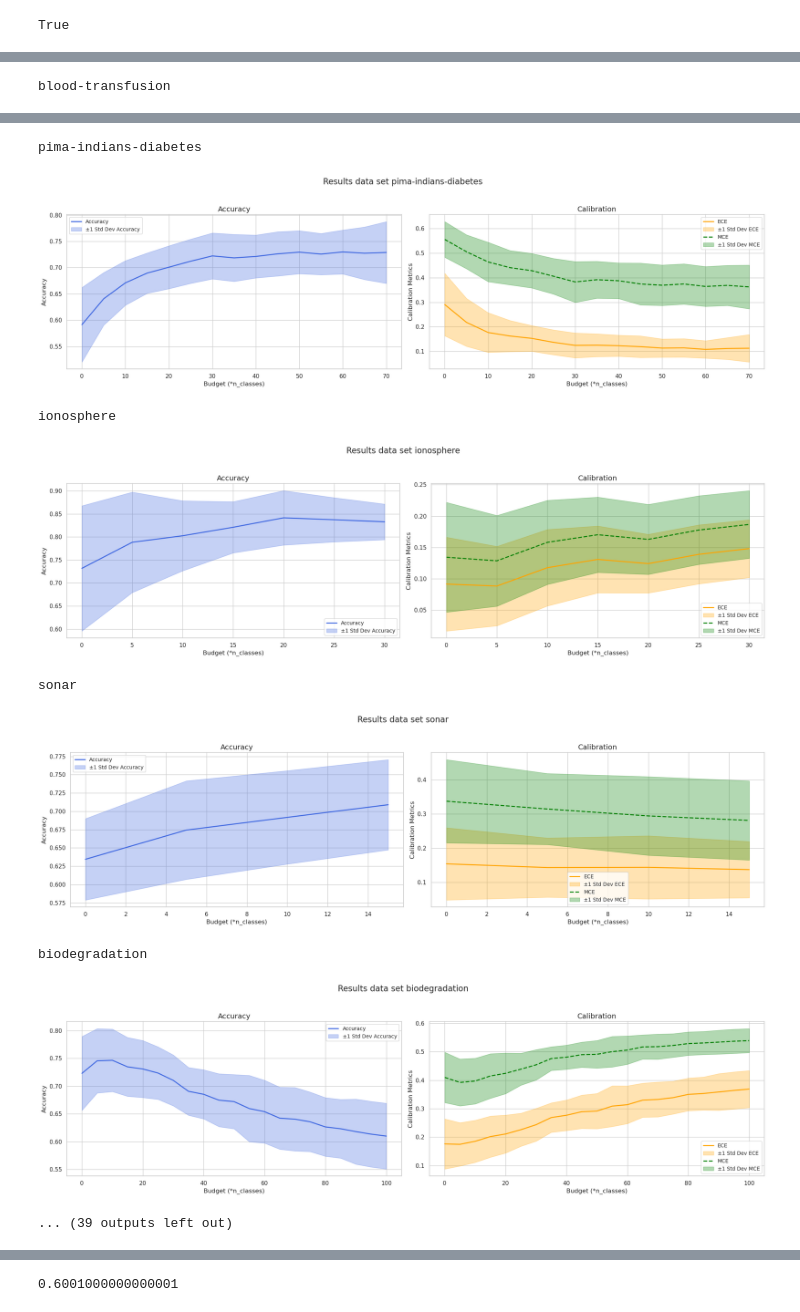
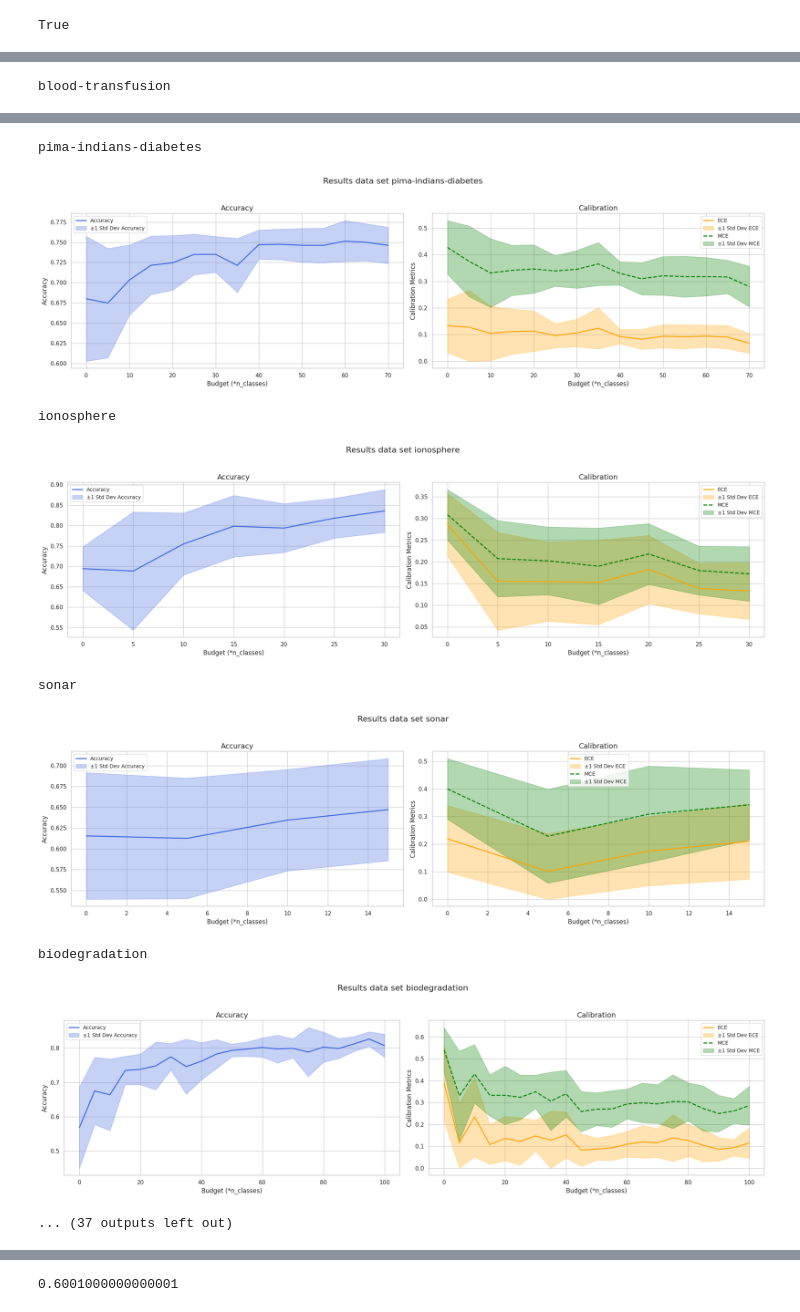
Before and after one commit to ploehnnico/multi_annotator_al, a Jupyter notebook: single-annotator.ipynb, the cells around one changed output, grey strips where cells are left out. Cells and saved outputs as stored; diff of their text form; code cells hidden in the pictures.

```diff
--- a/single-annotator.ipynb
+++ b/single-annotator.ipynb
@@ -149,7 +152,7 @@ def run_experiment(data_set_name, seed, classifier, nbudget=5, query_strategy=ma
 	n_classes = len(np.unique(y_test))
 	budget = nbudget * n_classes
 
-	if classifier.func == PWC:
+	if isinstance(classifier, partial) and classifier.func == PWC:
 		classifier = classifier(n_classes=n_classes)
 	else:
 		classifier = classifier()
@@ -189,7 +192,10 @@ partial(PWC, metric='rbf').func == PWC
 # %% [output]
 True
+# %%
+res = run_experiment(classifier=partial(PWC, metric='rbf'), nbudget=5, query_strategy=margin_qs, data_set_name='glass', seed=1, verbose=False)
 # %%
-skip = ['ecoli']
+skip = ['ecoli', 'glass']
+overall_results = []
 
 for data_set_name in data_set_names:
 
@@ -200,16 +206,24 @@ for data_set_name in data_set_names:
 	seeds = np.arange(20)
 	nbudget = 5
 
+	# classifier = GaussianNB
+	classifier = partial(PWC, metric='rbf')
+
 	results = []
 
 	for seed in seeds:
-		res = run_experiment(classifier=GaussianNB, nbudget=nbudget, query_strategy=margin_qs, data_set_name=data_set_name, seed=seed, verbose=False)
+		with warnings.catch_warnings():
+			warnings.filterwarnings("ignore", category=FutureWarning)
+			res = run_experiment(classifier=classifier, nbudget=nbudget, query_strategy=margin_qs, data_set_name=data_set_name, seed=seed, verbose=False)
 		results.append(res)
 
 	# Extract accuracy, ECE, and MCE data
 	acc = [x['accuracies'] for x in results]
 	ece = [x['ece'] for x in results]
 	mce = [x['mce'] for x in results]
+
+	last_means = [np.mean(l, axis=0)[-1].round(3) for l in [acc, ece, mce]]
+	overall_results.append({'accuracy': last_means[0], 'ece': last_means[1], 'mce': last_means[2]})
 
 	x = np.arange(len(acc[0])) * nbudget  # Budget values
 	sns.set_theme(style='whitegrid')  # Use modern Seaborn styling
@@ -248,9 +262,9 @@ blood-transfusion
 pima-indians-diabetes
-[figure, old version]
+[figure, new version]
 ionosphere
-[figure, old version]
+[figure, new version]
 sonar
-[figure, old version]
+[figure, new version]
 biodegradation
-[figure, old version]
+[figure, new version]
-... (39 outputs left out)
+... (37 outputs left out)
```
Also changed, not shown: parts of 6 cells of this notebook, 7 other files.
